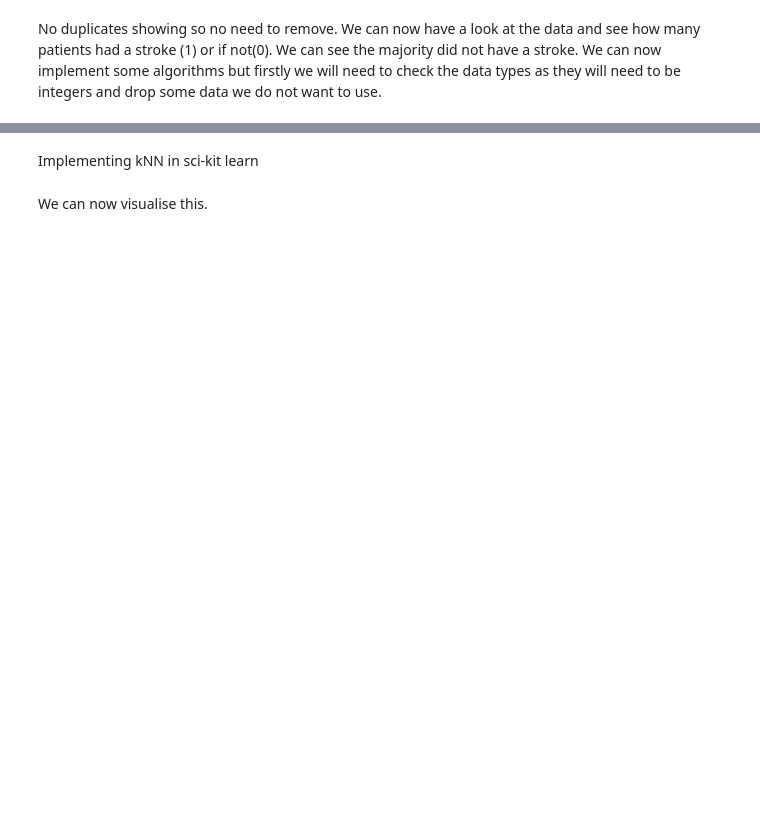
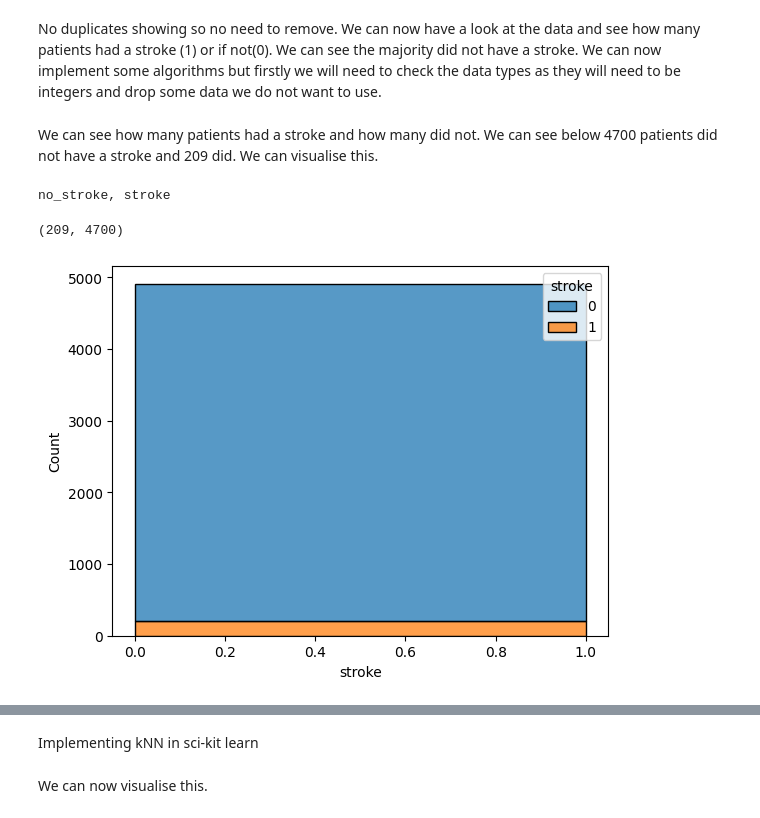
Before and after one commit to JoniGellatly/hello-world, a Jupyter notebook: Untitled7.ipynb, the cells around one changed output, grey strips where cells are left out. Cells and saved outputs as stored; diff of their text form; code cells hidden in the pictures; blank space fills up the shorter version.

```diff
--- a/Untitled7.ipynb
+++ b/Untitled7.ipynb
@@ -82,3 +121,18 @@ stroke_count
+# %% [markdown]
+We can see how many patients had a stroke and how many did not.  We can see below 4700 patients did not have a stroke and 209 did.  We can visualise this.
+# %%
+stroke = df[df['stroke'] == 0] ['stroke'].count()
+no_stroke = df[df['stroke'] == 1] ['stroke'].count()
+print('no_stroke, stroke')
+no_stroke,stroke
+# %% [output]
+no_stroke, stroke
+(209, 4700)
+# %%
+import seaborn as sns
+age_stroke = sns.histplot(x = 'stroke',hue ='stroke',data = df,bins = 1, multiple = 'stack')
+# %% [output]
+[figure, added]
 # %%
 gender_count = df['gender'].value_counts()
 gender_count
```
Also changed, not shown: parts of 17 cells of this notebook.
